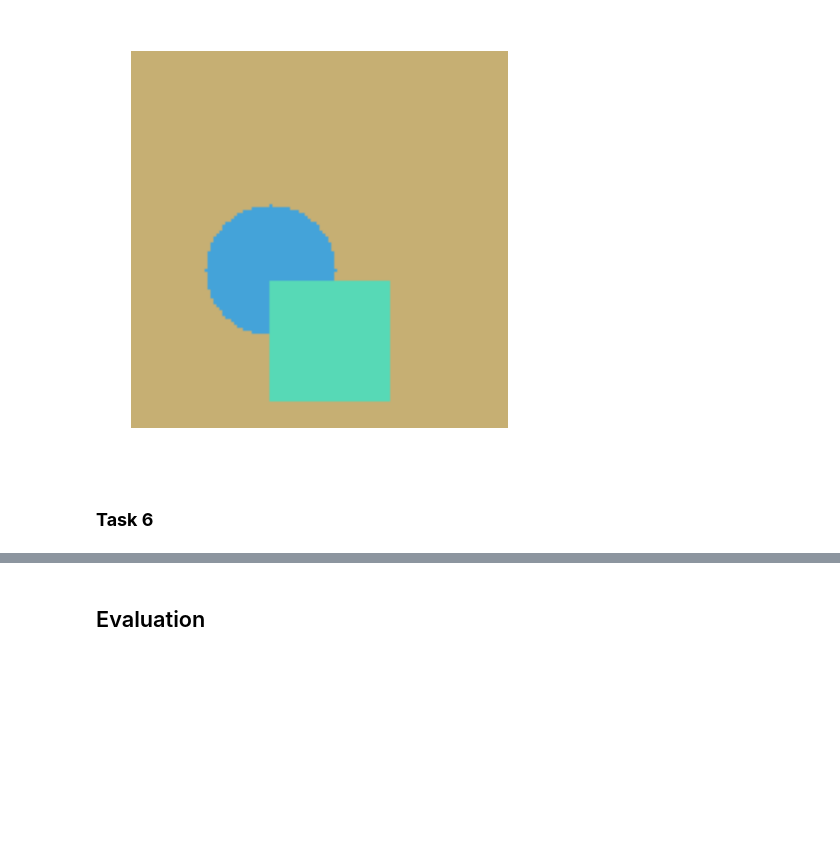
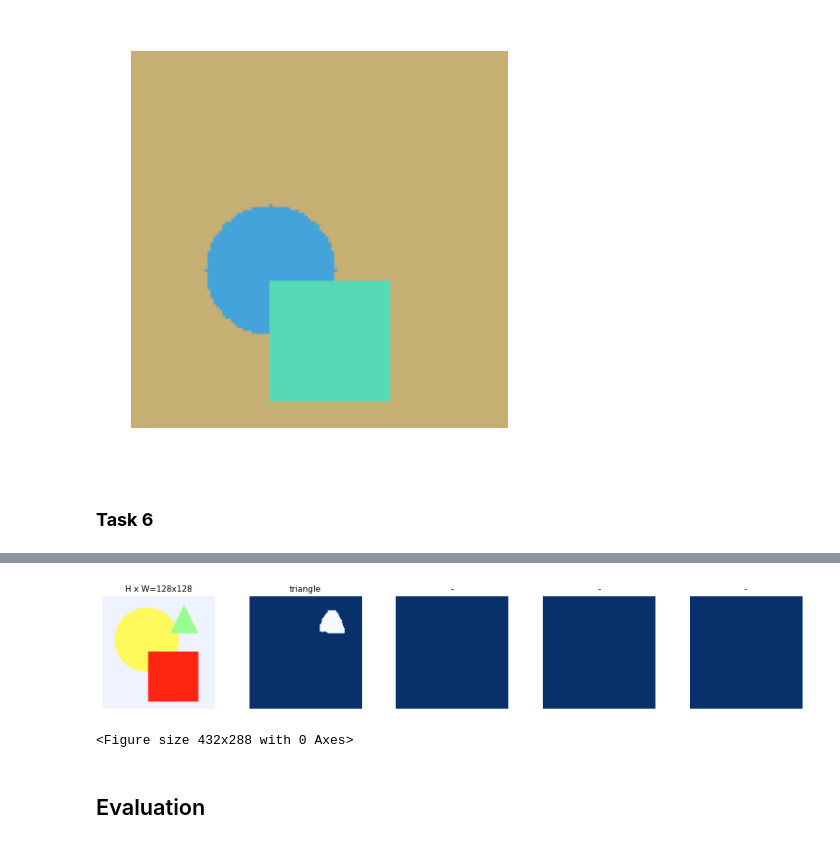
Before and after one commit to mariuszkx5/Mask_RCNN, a Jupyter notebook: samples/shapes/train_shapes.ipynb, the cells around one changed output, grey strips where cells are left out. Saved outputs shown, nothing was run; the diff lists cells and outputs as text; code cells hidden in the pictures; blank space fills up the shorter version.

```diff
--- a/samples/shapes/train_shapes.ipynb
+++ b/samples/shapes/train_shapes.ipynb
@@ -520,0 +529,9 @@ for image_id in dataset_val.image_ids:
+# %%
+image = Image.open('fsi_shape_example.png')
+# %%
+from numpy import asarray
+image = asarray(image)
+# %%
+results = model.detect([image], verbose=1)
+
+r = results[0]
@@ -521,3 +544,8 @@ for image_id in dataset_val.image_ids:
+# %%
+visualize.display_top_masks(image, r['masks'], r['class_ids'], dataset_train.class_names)
+# %% [output]
+[figure, added]
+<Figure size 432x288 with 0 Axes>
 # %% [markdown]
 ## Evaluation
 # %%
```
Also changed, not shown: parts of 3 cells of this notebook, 1 other file.
